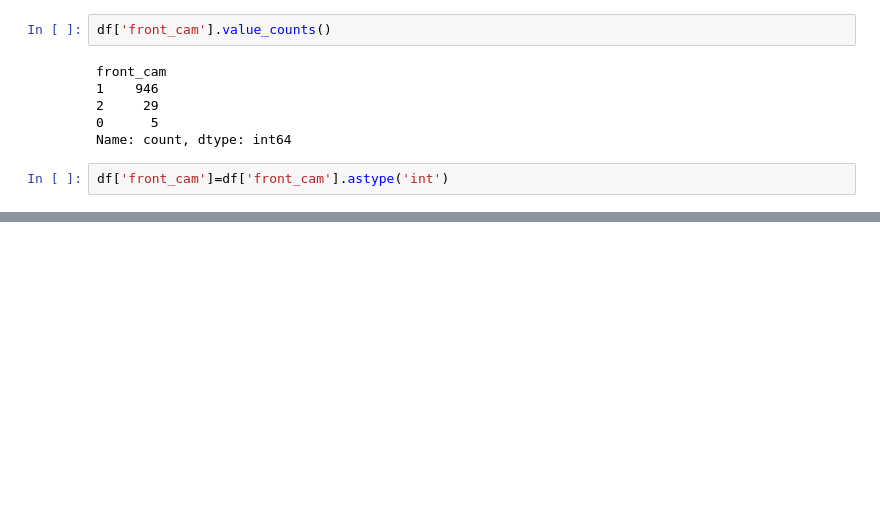
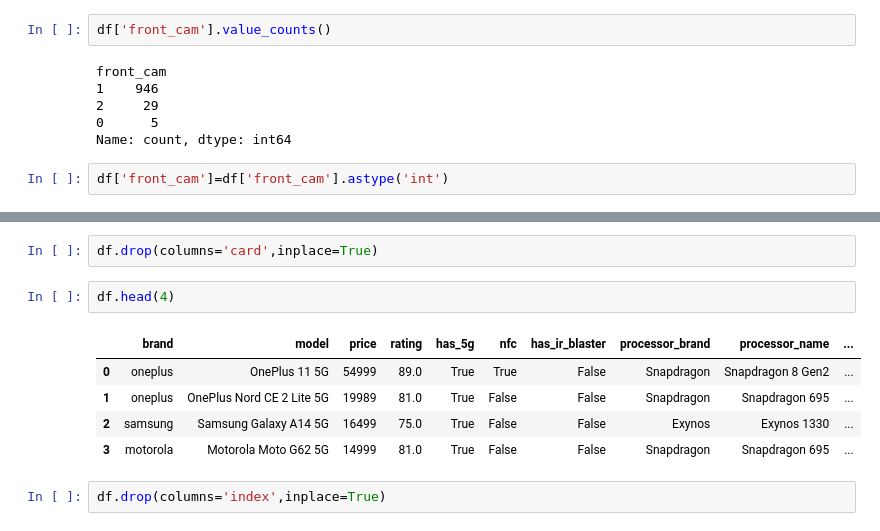
Before and after one commit to SumitYesade22/EDA, a Jupyter notebook: practice.ipynb, the cells around one changed output, grey strips where cells are left out. Saved outputs shown, nothing was run; the diff lists cells and outputs as text; blank space fills up the shorter version.

```diff
--- a/practice.ipynb
+++ b/practice.ipynb
@@ -1001,0 +1284,12 @@ df['front_cam']=df['front_cam'].astype('int')
+# %%
+df.drop(columns='card',inplace=True)
+# %%
+df.head(4)
+# %% [output]
+|  | brand | model | price | rating | has_5g | nfc | has_ir_blaster | processor_brand | processor_name | ... |
+| 0 | oneplus | OnePlus 11 5G | 54999 | 89.0 | True | True | False | Snapdragon | Snapdragon 8 Gen2 | ... |
+| 1 | oneplus | OnePlus Nord CE 2 Lite 5G | 19989 | 81.0 | True | False | False | Snapdragon | Snapdragon 695 | ... |
+| 2 | samsung | Samsung Galaxy A14 5G | 16499 | 75.0 | True | False | False | Exynos | Exynos 1330 | ... |
+| 3 | motorola | Motorola Moto G62 5G | 14999 | 81.0 | True | False | False | Snapdragon | Snapdragon 695 | ... |
+# %%
+df.drop(columns='index',inplace=True)
```
Also changed, not shown: parts of 51 cells of this notebook, 2 other files.
